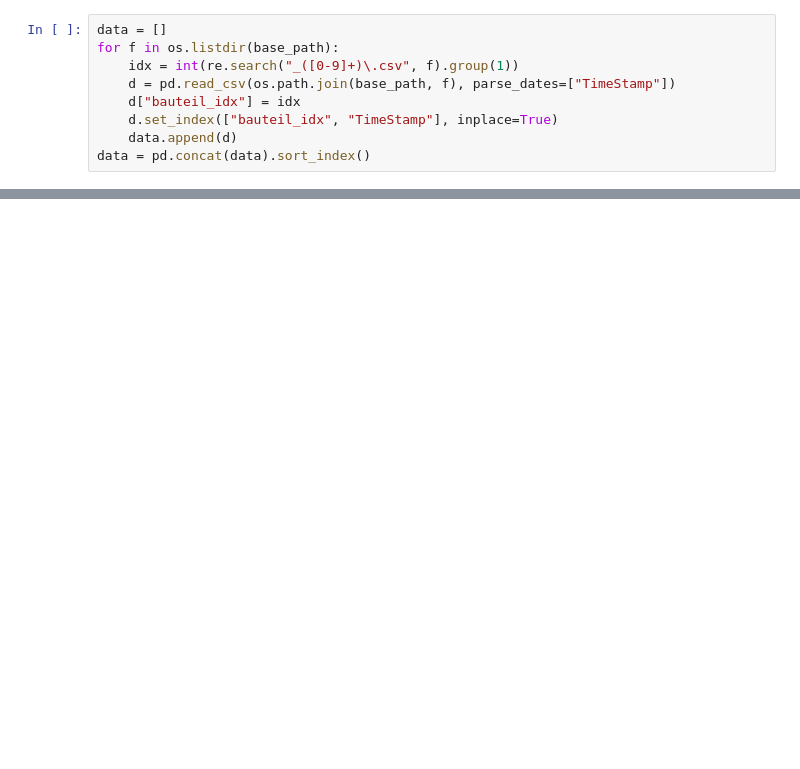
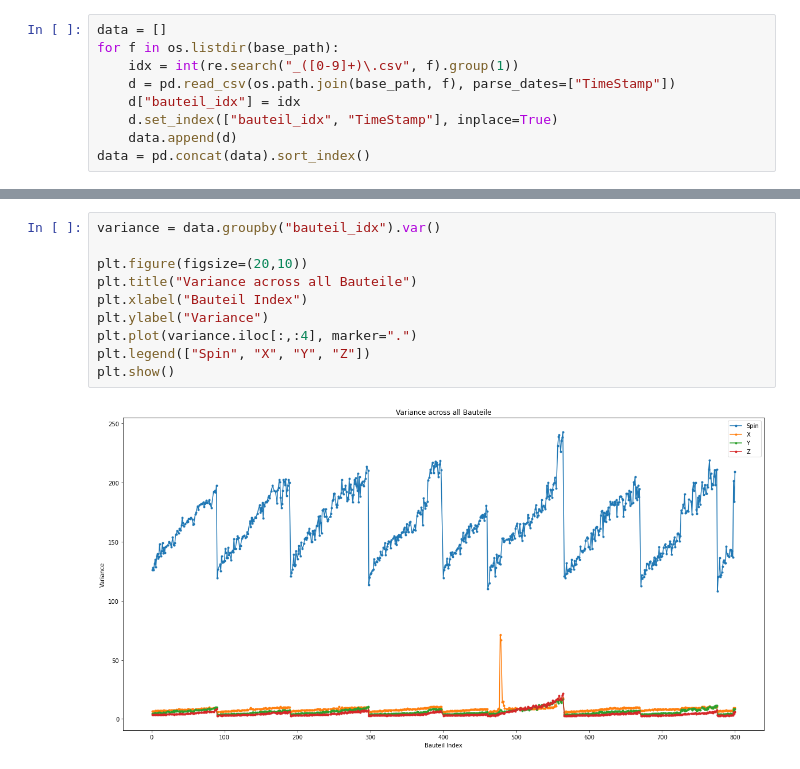
Before and after one commit to MartinNoc/SMiLe, a Jupyter notebook: predictive_maintenance/PredictiveMaintenancePlayground.ipynb, the cells around one changed output, grey strips where cells are left out. Cells and saved outputs as stored; diff of their text form; blank space fills up the shorter version.

```diff
--- a/predictive_maintenance/PredictiveMaintenancePlayground.ipynb
+++ b/predictive_maintenance/PredictiveMaintenancePlayground.ipynb
@@ -43,0 +60,12 @@ plt.show()
+# %%
+variance = data.groupby("bauteil_idx").var()
+
+plt.figure(figsize=(20,10))
+plt.title("Variance across all Bauteile")
+plt.xlabel("Bauteil Index")
+plt.ylabel("Variance")
+plt.plot(variance.iloc[:,:4], marker=".")
+plt.legend(["Spin", "X", "Y", "Z"])
+plt.show()
+# %% [output]
+[figure, added]
```
Also changed, not shown: parts of 5 cells of this notebook.
